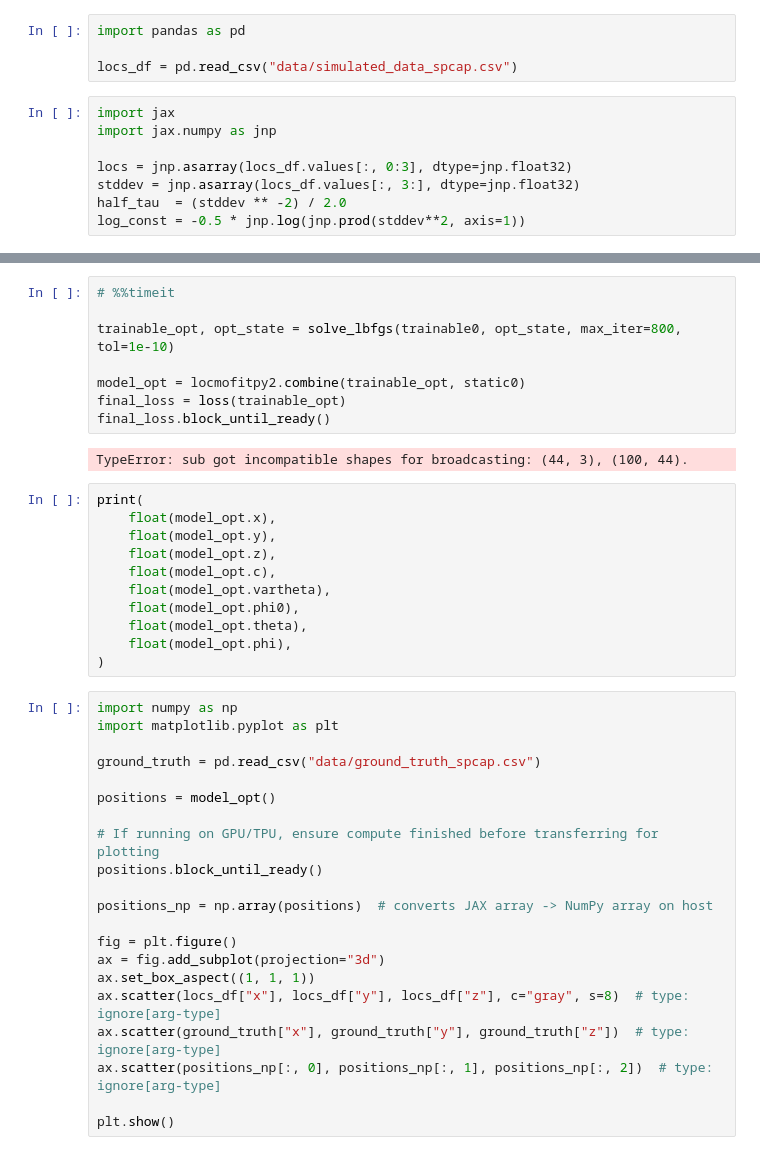
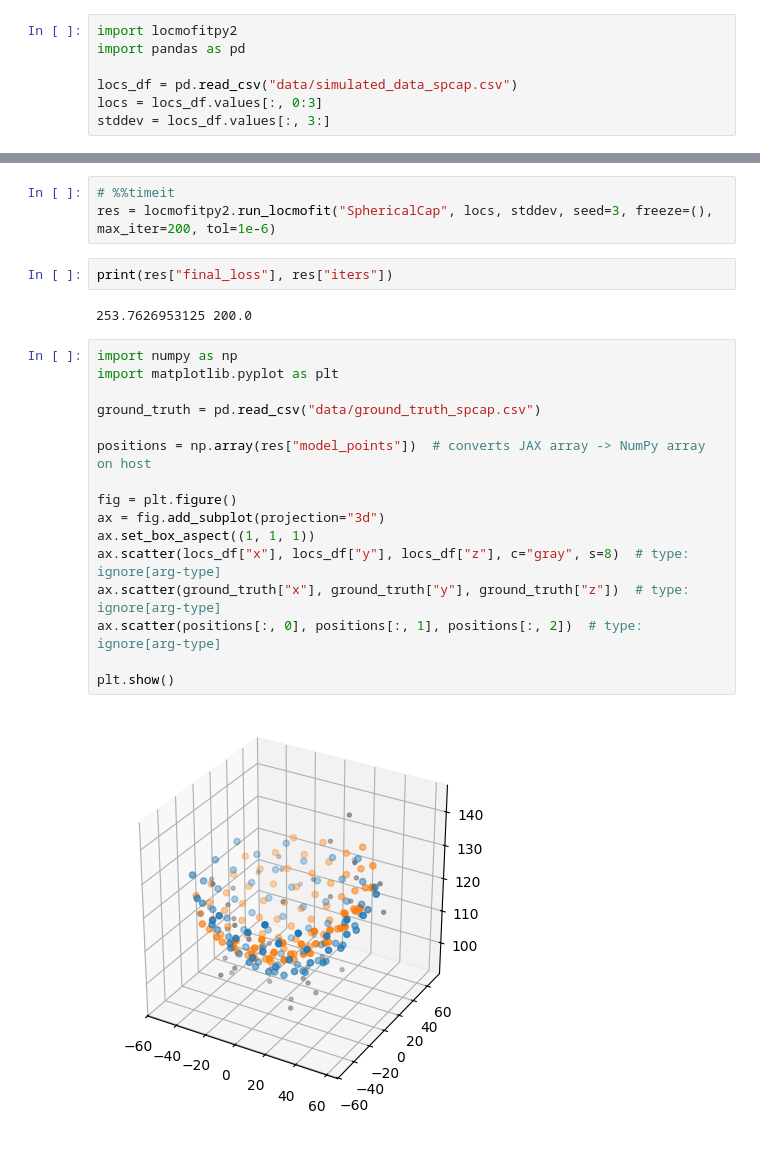
Before and after one commit to lanceXwq/LocMoFitPy2, a Jupyter notebook: notebooks/fit npc.ipynb, the cells around one changed output, grey strips where cells are left out. Cells and saved outputs as stored; diff of their text form.

```diff
--- a/notebooks/fit npc.ipynb
+++ b/notebooks/fit npc.ipynb
@@ -1,12 +1,7 @@
 # %%
+import locmofitpy2
 import pandas as pd
 
 locs_df = pd.read_csv("data/simulated_data_spcap.csv")
+locs = locs_df.values[:, 0:3]
+stddev = locs_df.values[:, 3:]
-# %%
-import jax
-import jax.numpy as jnp
-
-locs = jnp.asarray(locs_df.values[:, 0:3], dtype=jnp.float32)
-stddev = jnp.asarray(locs_df.values[:, 3:], dtype=jnp.float32)
-half_tau  = (stddev ** -2) / 2.0
-log_const = -0.5 * jnp.log(jnp.prod(stddev**2, axis=1))
@@ -53,42 +8,25 @@ def solve_lbfgs(trainable, opt_state, max_iter=50, tol=1e-6):
-# %%
-# %%timeit
-
-trainable_opt, opt_state = solve_lbfgs(trainable0, opt_state, max_iter=800, tol=1e-10)
-
-model_opt = locmofitpy2.combine(trainable_opt, static0)
-final_loss = loss(trainable_opt)
-final_loss.block_until_ready()
-# %% [output]
-TypeError: sub got incompatible shapes for broadcasting: (44, 3), (100, 44).
-# %%
-print(
-    float(model_opt.x),
-    float(model_opt.y),
-    float(model_opt.z),
-    float(model_opt.c),
-    float(model_opt.vartheta),
-    float(model_opt.phi0),
-    float(model_opt.theta),
-    float(model_opt.phi),
-)
+# %%
+# %%timeit
+res = locmofitpy2.run_locmofit("SphericalCap", locs, stddev, seed=3, freeze=(), max_iter=200, tol=1e-6)
+# %%
+print(res["final_loss"], res["iters"])
+# %% [output]
+253.7626953125 200.0
 # %%
 import numpy as np
 import matplotlib.pyplot as plt
 
 ground_truth = pd.read_csv("data/ground_truth_spcap.csv")
 
-positions = model_opt()
-
-# If running on GPU/TPU, ensure compute finished before transferring for plotting
-positions.block_until_ready()
-
-positions_np = np.array(positions)  # converts JAX array -> NumPy array on host
+positions = np.array(res["model_points"])  # converts JAX array -> NumPy array on host
 
 fig = plt.figure()
 ax = fig.add_subplot(projection="3d")
 ax.set_box_aspect((1, 1, 1))
 ax.scatter(locs_df["x"], locs_df["y"], locs_df["z"], c="gray", s=8)  # type: ignore[arg-type]
 ax.scatter(ground_truth["x"], ground_truth["y"], ground_truth["z"])  # type: ignore[arg-type]
-ax.scatter(positions_np[:, 0], positions_np[:, 1], positions_np[:, 2])  # type: ignore[arg-type]
+ax.scatter(positions[:, 0], positions[:, 1], positions[:, 2])  # type: ignore[arg-type]
 
 plt.show()
+# %% [output]
+[figure, added]
```
Also changed, not shown: parts of 3 cells of this notebook.
